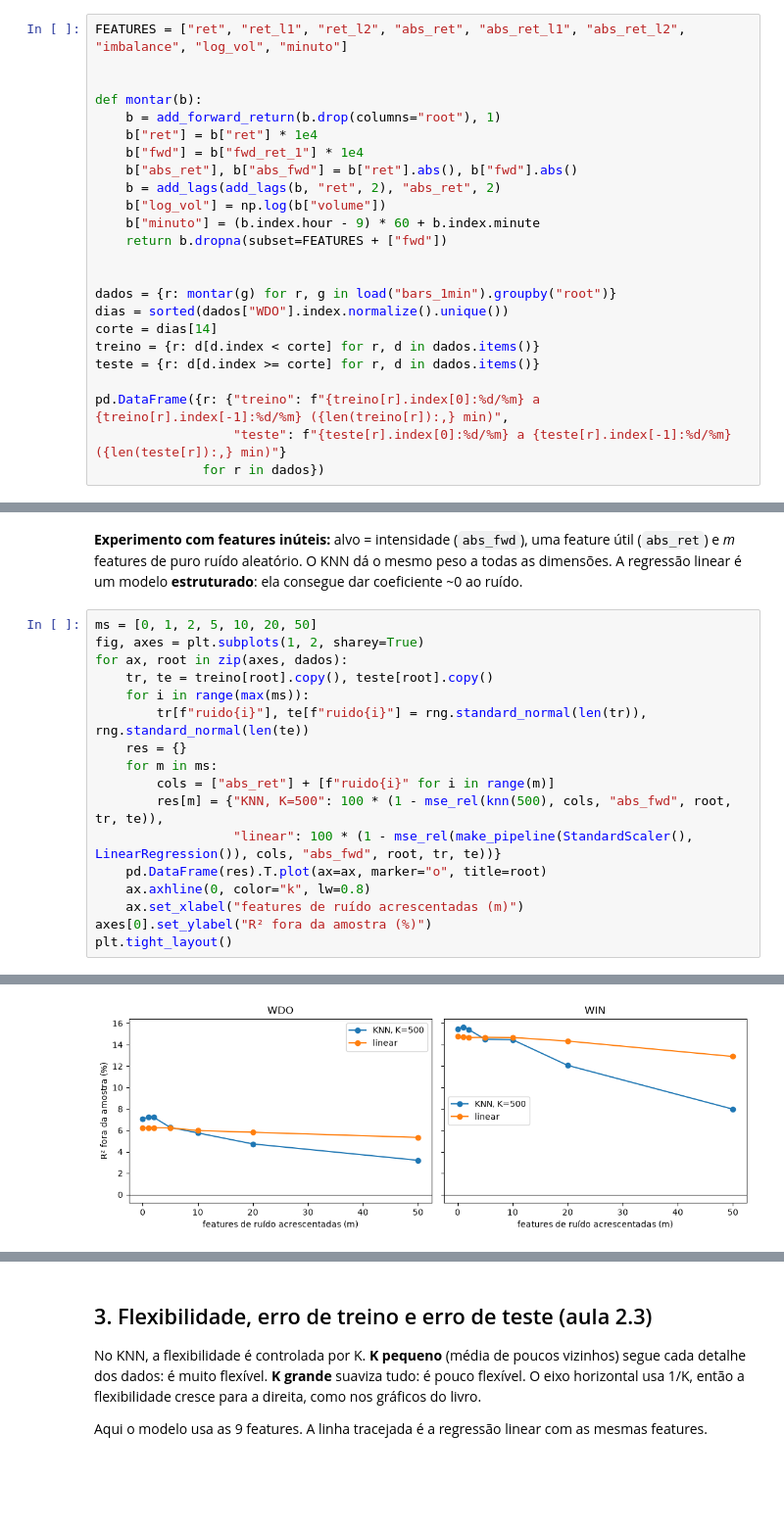
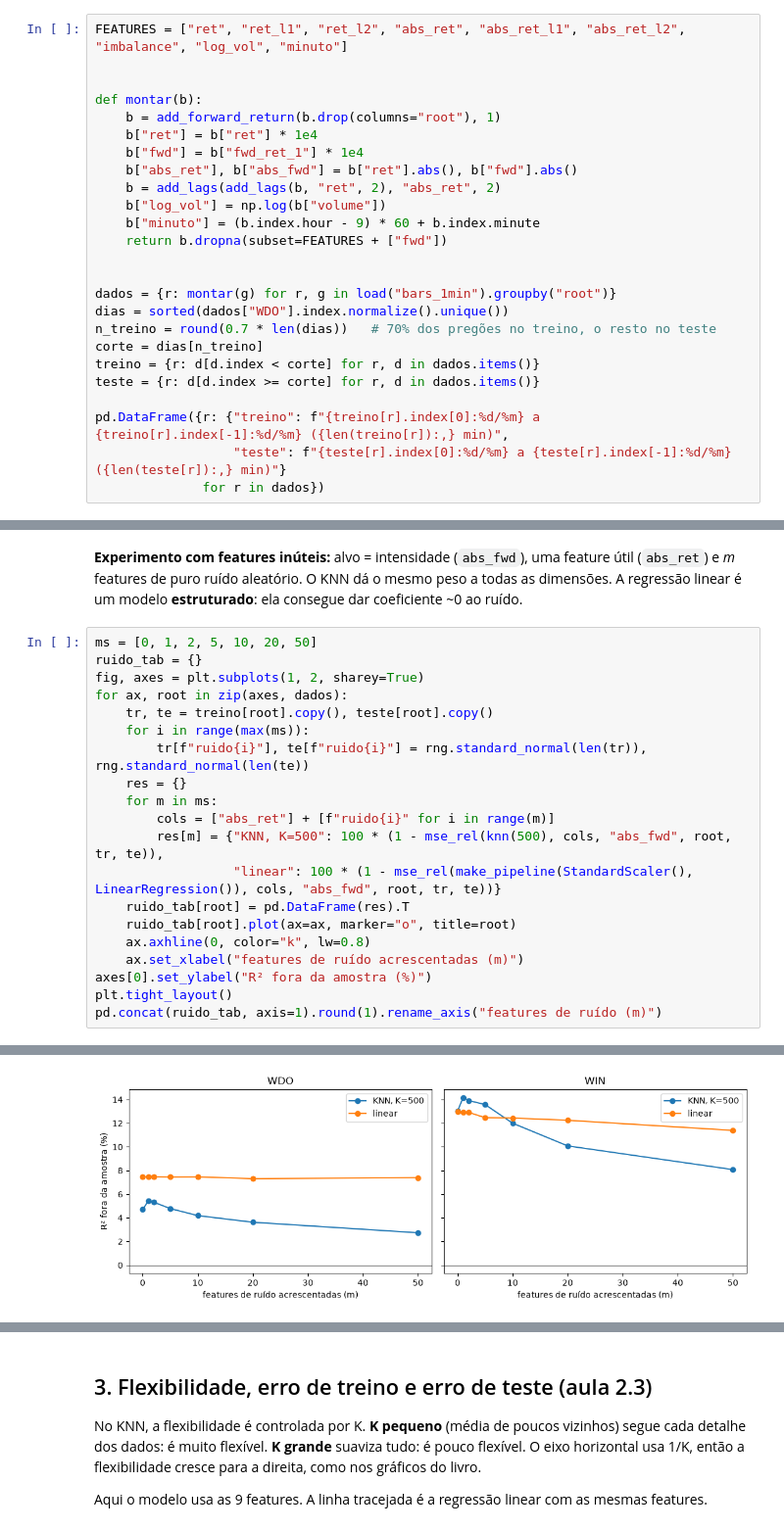
Before and after one commit to marcosemn/islp-b3-futures, a Jupyter notebook: notebooks/ch02_statistical_learning.ipynb, the cells around one changed output, grey strips where cells are left out. Shown at 98% size. Cells and saved outputs as stored; diff of their text form; blank space fills up the shorter version.

```diff
--- a/notebooks/ch02_statistical_learning.ipynb
+++ b/notebooks/ch02_statistical_learning.ipynb
@@ -66,7 +66,8 @@ def montar(b):
 
 dados = {r: montar(g) for r, g in load("bars_1min").groupby("root")}
 dias = sorted(dados["WDO"].index.normalize().unique())
-corte = dias[14]
+n_treino = round(0.7 * len(dias))   # 70% dos pregões no treino, o resto no teste
+corte = dias[n_treino]
 treino = {r: d[d.index < corte] for r, d in dados.items()}
 teste = {r: d[d.index >= corte] for r, d in dados.items()}
 
@@ -203,6 +204,7 @@ geo.loc[[1, 2, 3, 5, 9]].round(2).T
 **Experimento com features inúteis:** alvo = intensidade (`abs_fwd`), uma feature útil (`abs_ret`) e *m* features de puro ruído aleatório. O KNN dá o mesmo peso a todas as dimensões. A regressão linear é um modelo **estruturado**: ela consegue dar coeficiente ~0 ao ruído.
 # %%
 ms = [0, 1, 2, 5, 10, 20, 50]
+ruido_tab = {}
 fig, axes = plt.subplots(1, 2, sharey=True)
 for ax, root in zip(axes, dados):
     tr, te = treino[root].copy(), teste[root].copy()
@@ -213,9 +215,11 @@ for ax, root in zip(axes, dados):
         cols = ["abs_ret"] + [f"ruido{i}" for i in range(m)]
         res[m] = {"KNN, K=500": 100 * (1 - mse_rel(knn(500), cols, "abs_fwd", root, tr, te)),
                   "linear": 100 * (1 - mse_rel(make_pipeline(StandardScaler(), LinearRegression()), cols, "abs_fwd", root, tr, te))}
-    pd.DataFrame(res).T.plot(ax=ax, marker="o", title=root)
+    ruido_tab[root] = pd.DataFrame(res).T
+    ruido_tab[root].plot(ax=ax, marker="o", title=root)
     ax.axhline(0, color="k", lw=0.8)
     ax.set_xlabel("features de ruído acrescentadas (m)")
 axes[0].set_ylabel("R² fora da amostra (%)")
 plt.tight_layout()
+pd.concat(ruido_tab, axis=1).round(1).rename_axis("features de ruído (m)")
 # %% [output]
@@ -222,3 +236,3 @@ plt.tight_layout()
-[figure, old version]
+[figure, new version]
 # %% [markdown]
 **O que os números mostram**
```
Also changed, not shown: parts of 25 cells of this notebook, 4 other files.
